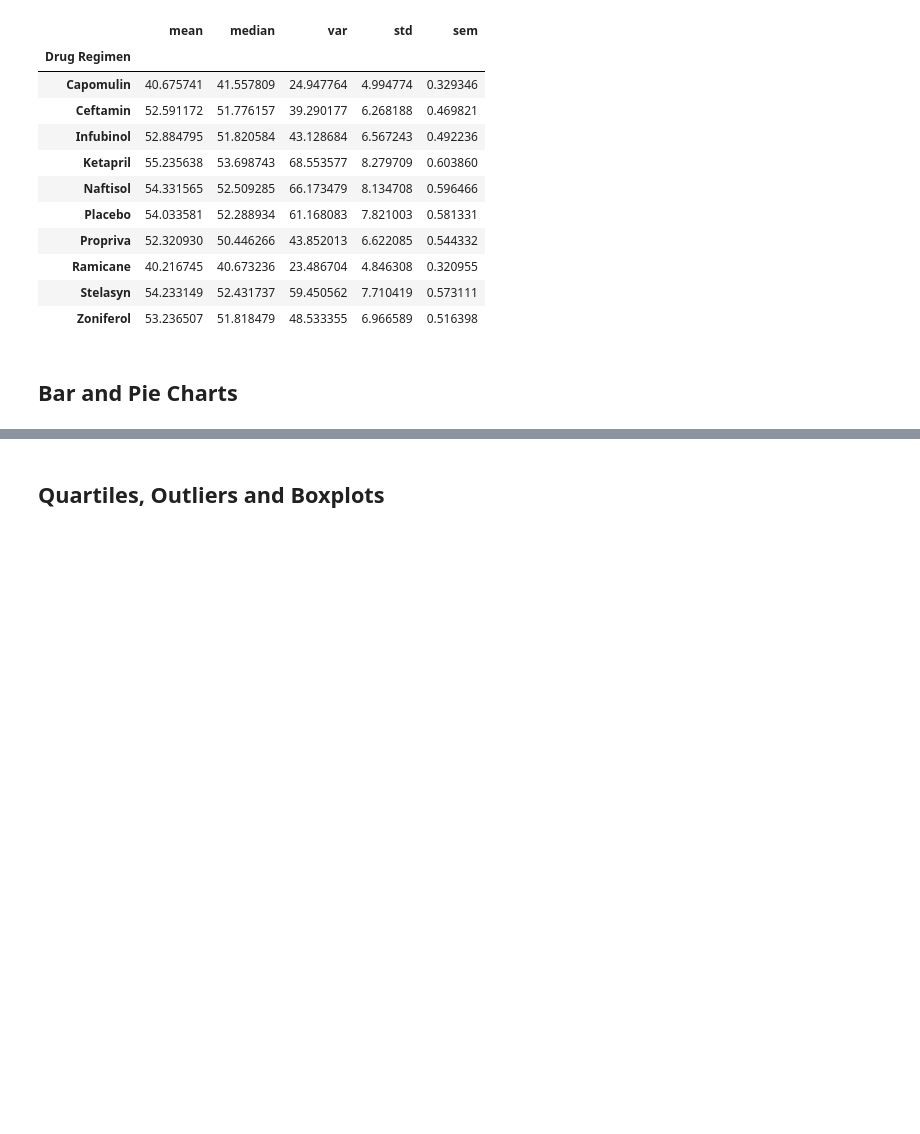
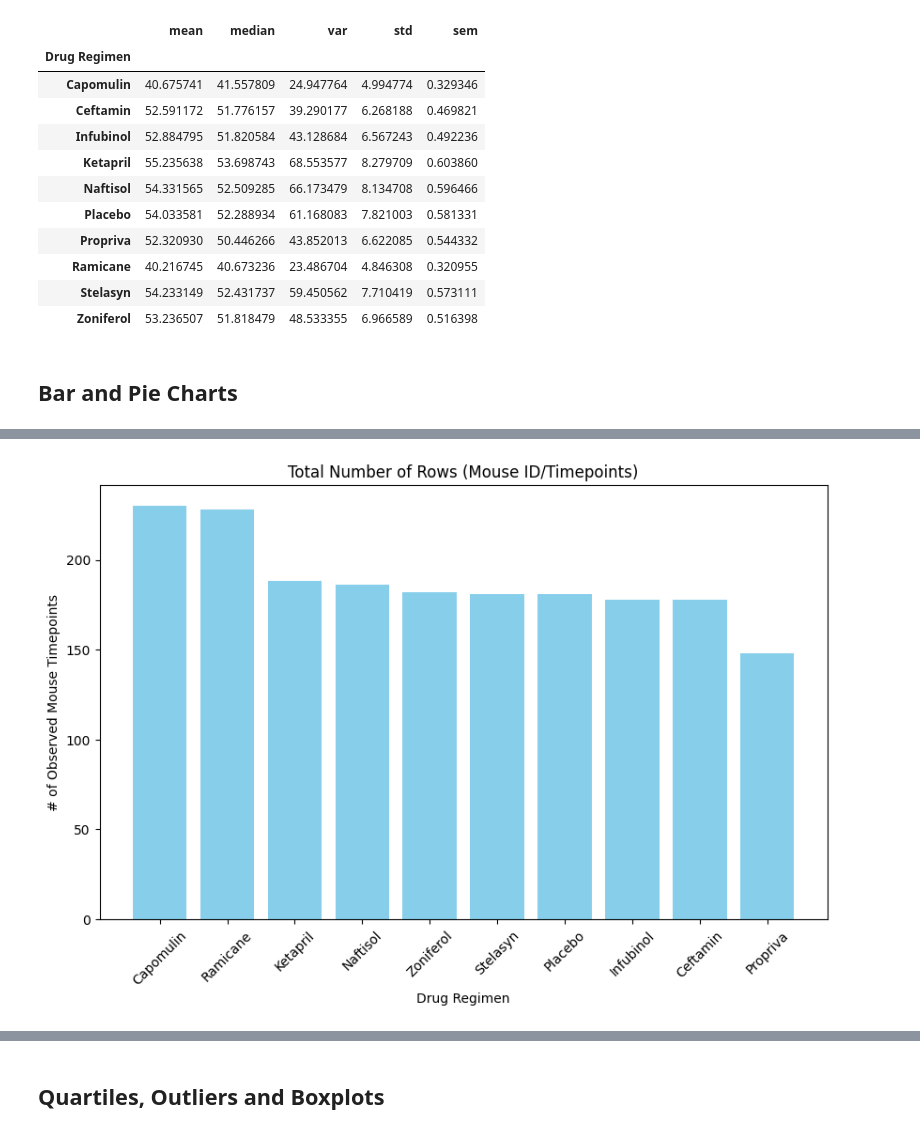
Before and after one commit to qstibbins/data-visualization, a Jupyter notebook: pymaceuticals_starter.ipynb, the cells around one changed output, grey strips where cells are left out. Cells and saved outputs as stored; diff of their text form; code cells hidden in the pictures; blank space fills up the shorter version.

```diff
--- a/pymaceuticals_starter.ipynb
+++ b/pymaceuticals_starter.ipynb
@@ -150,4 +161,16 @@ advanced_data_summary
 # %%
 # Generate a bar plot showing the total number of rows (Mouse ID/Timepoints) for each drug regimen using pyplot.
+plt.figure(figsize=(10, 6))
+plt.bar(regimen_counts.index, regimen_counts.values, color="skyblue")
+
+plt.title("Total Number of Rows (Mouse ID/Timepoints)")
+plt.xlabel("Drug Regimen")
+plt.ylabel("# of Observed Mouse Timepoints")
+
+plt.xticks(rotation=45)
+
+plt.show()
+# %% [output]
+[figure, added]
 # %%
 # Generate a pie chart, using Pandas, showing the distribution of unique female versus male mice used in the study
```
Also changed, not shown: parts of 3 cells of this notebook.
